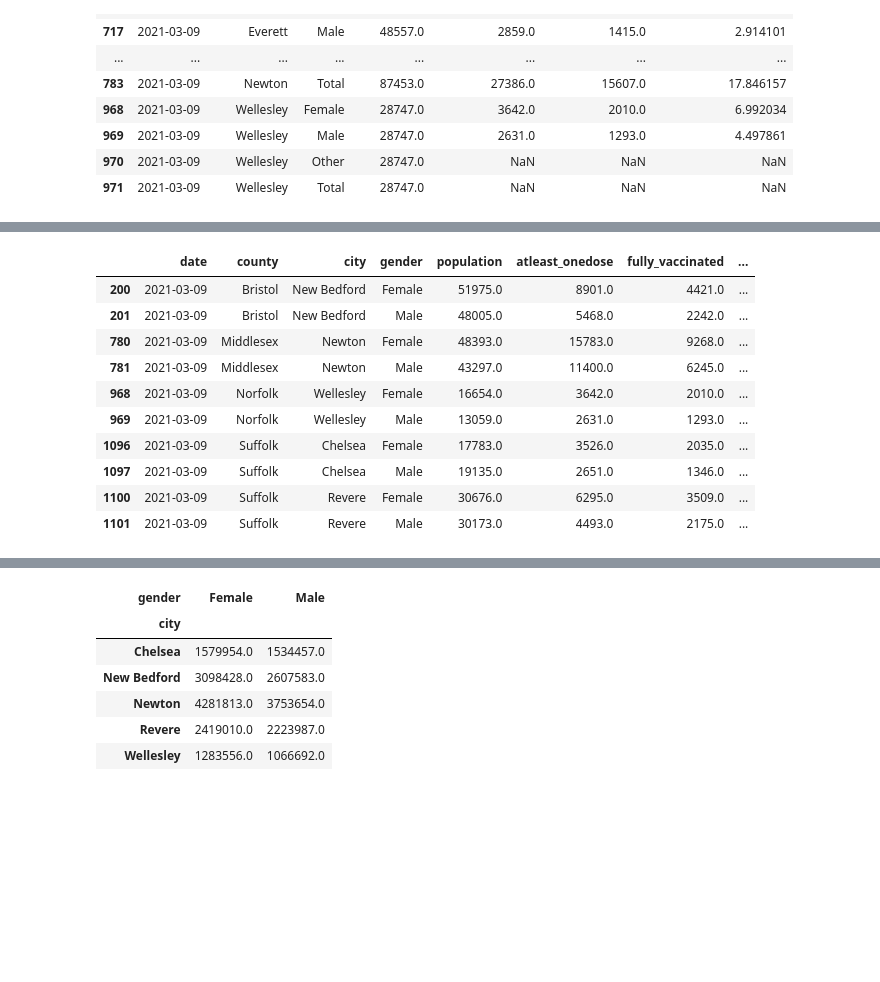
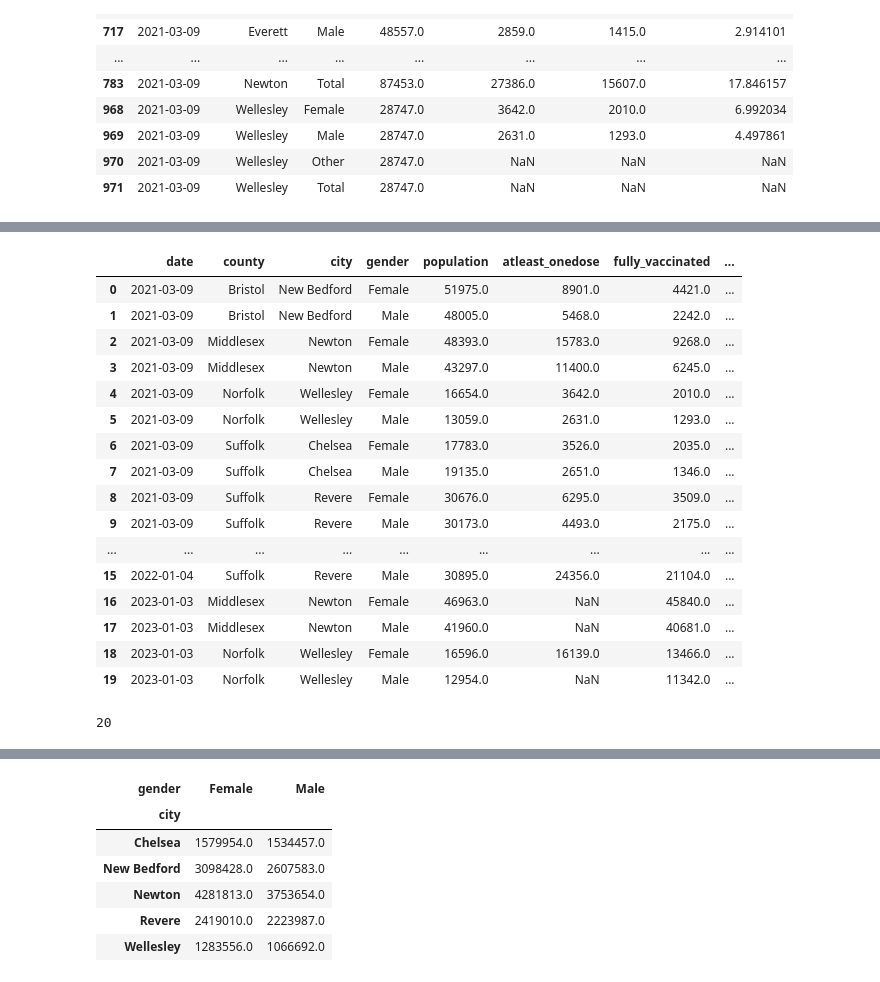
Before and after one commit to BU-Spark/ds-bch-vaccine-equity, a Jupyter notebook: fa23-team/src/sex_vaccination_rate.ipynb, the cells around one changed output, grey strips where cells are left out. Drawn from its saved outputs; the diff is of its cells as text; code cells hidden in the pictures; blank space fills up the shorter version.

```diff
--- a/fa23-team/src/sex_vaccination_rate.ipynb
+++ b/fa23-team/src/sex_vaccination_rate.ipynb
@@ -183,7 +201,3 @@ monthly_data.head(10)
 | 7 | 2021 | 3 | New Bedford | Total | Bristol | 99980.0 | 20627.0 | 12040.0 | ... |
 | 8 | 2021 | 3 | Newton | Female | Middlesex | 48393.0 | 22261.0 | 14345.0 | ... |
 | 9 | 2021 | 3 | Newton | Male | Middlesex | 43297.0 | 16640.0 | 10295.0 | ... |
-# %%
-population_df = vac_data[vac_data['gender'].isin(['Female', 'Male','Total'])]
-population_df = population_df.drop_duplicates(subset=['city', 'gender'])
-population_df.head(10)
@@ -377,28 +724,50 @@ plt.show()
+# %%
+import pandas as pd
+
+# Assuming df is your DataFrame
+# Step 1: Filter for female population
+female_population = population_df[population_df['gender'] == 'Female'][['year', 'month', 'city', 'population']]
+
+# Step 2: Group by 'year', 'month', and 'city' to get the total female population
+female_population_grouped = female_population.groupby(['year', 'month', 'city']).sum().reset_index()
+
+# Step 3: Merge this grouped data back into the original DataFrame
+merged_df = population_df.merge(female_population_grouped, on=['year', 'month', 'city'], how='left', suffixes=('', '_female'))
 # %%
 # 3. calculate the vaccination rate
 # Calculating vaccination rate
-population_df['fully_vac_rate'] = round((population_df['fully_vaccinated'] / population_df['population']),2) * 100
-population_df['partially_vac_rate'] = round((population_df['partially_vaccinated'] / population_df['population']),2) * 100
-population_df['onedose_vac_rate'] = round((population_df['atleast_onedose'] / population_df['population']),2) * 100
-population_df['boosted_rate'] = round((population_df['boosted'] / population_df['population']),2) * 100
-population_df['female_population'] = population_df['population'] * female_proportion
+merged_df['fully_vac_rate'] = round((merged_df['fully_vaccinated'] / merged_df['population']),2) * 100
+merged_df['partially_vac_rate'] = round((merged_df['partially_vaccinated'] / merged_df['population']),2) * 100
+merged_df['onedose_vac_rate'] = round((merged_df['atleast_onedose'] / merged_df['population']),2) * 100
+merged_df['boosted_rate'] = round((merged_df['boosted'] / merged_df['population']),2) * 100
+
 
 # exclued data of 'Other/Unknown' in race
-population_df = population_df[~population_df['gender'].isin(['Other'])]
+merged_df = merged_df[~merged_df['gender'].isin(['Other'])]
 
 # exclued data of 'NH/PI' in race
-population_df = population_df[~population_df['gender'].isin(['Total'])]
+merged_df = merged_df[~merged_df['gender'].isin(['Total'])]
 # %%
-population_df
+merged_df
 # %% [output]
 |  | date | county | city | gender | population | atleast_onedose | fully_vaccinated | ... |
-| 200 | 2021-03-09 | Bristol | New Bedford | Female | 51975.0 | 8901.0 | 4421.0 | ... |
-| 201 | 2021-03-09 | Bristol | New Bedford | Male | 48005.0 | 5468.0 | 2242.0 | ... |
-| 780 | 2021-03-09 | Middlesex | Newton | Female | 48393.0 | 15783.0 | 9268.0 | ... |
-| 781 | 2021-03-09 | Middlesex | Newton | Male | 43297.0 | 11400.0 | 6245.0 | ... |
-| 968 | 2021-03-09 | Norfolk | Wellesley | Female | 16654.0 | 3642.0 | 2010.0 | ... |
-| 969 | 2021-03-09 | Norfolk | Wellesley | Male | 13059.0 | 2631.0 | 1293.0 | ... |
-| 1096 | 2021-03-09 | Suffolk | Chelsea | Female | 17783.0 | 3526.0 | 2035.0 | ... |
-| 1097 | 2021-03-09 | Suffolk | Chelsea | Male | 19135.0 | 2651.0 | 1346.0 | ... |
-| 1100 | 2021-03-09 | Suffolk | Revere | Female | 30676.0 | 6295.0 | 3509.0 | ... |
-| 1101 | 2021-03-09 | Suffolk | Revere | Male | 30173.0 | 4493.0 | 2175.0 | ... |
+| 0 | 2021-03-09 | Bristol | New Bedford | Female | 51975.0 | 8901.0 | 4421.0 | ... |
+| 1 | 2021-03-09 | Bristol | New Bedford | Male | 48005.0 | 5468.0 | 2242.0 | ... |
+| 2 | 2021-03-09 | Middlesex | Newton | Female | 48393.0 | 15783.0 | 9268.0 | ... |
+| 3 | 2021-03-09 | Middlesex | Newton | Male | 43297.0 | 11400.0 | 6245.0 | ... |
+| 4 | 2021-03-09 | Norfolk | Wellesley | Female | 16654.0 | 3642.0 | 2010.0 | ... |
+| 5 | 2021-03-09 | Norfolk | Wellesley | Male | 13059.0 | 2631.0 | 1293.0 | ... |
+| 6 | 2021-03-09 | Suffolk | Chelsea | Female | 17783.0 | 3526.0 | 2035.0 | ... |
+| 7 | 2021-03-09 | Suffolk | Chelsea | Male | 19135.0 | 2651.0 | 1346.0 | ... |
+| 8 | 2021-03-09 | Suffolk | Revere | Female | 30676.0 | 6295.0 | 3509.0 | ... |
+| 9 | 2021-03-09 | Suffolk | Revere | Male | 30173.0 | 4493.0 | 2175.0 | ... |
+| ... | ... | ... | ... | ... | ... | ... | ... | ... |
+| 15 | 2022-01-04 | Suffolk | Revere | Male | 30895.0 | 24356.0 | 21104.0 | ... |
+| 16 | 2023-01-03 | Middlesex | Newton | Female | 46963.0 | NaN | 45840.0 | ... |
+| 17 | 2023-01-03 | Middlesex | Newton | Male | 41960.0 | NaN | 40681.0 | ... |
+| 18 | 2023-01-03 | Norfolk | Wellesley | Female | 16596.0 | 16139.0 | 13466.0 | ... |
+| 19 | 2023-01-03 | Norfolk | Wellesley | Male | 12954.0 | NaN | 11342.0 | ... |
+# %%
+len(merged_df)
+# %% [output]
+20
```
Also changed, not shown: parts of 38 cells of this notebook.
